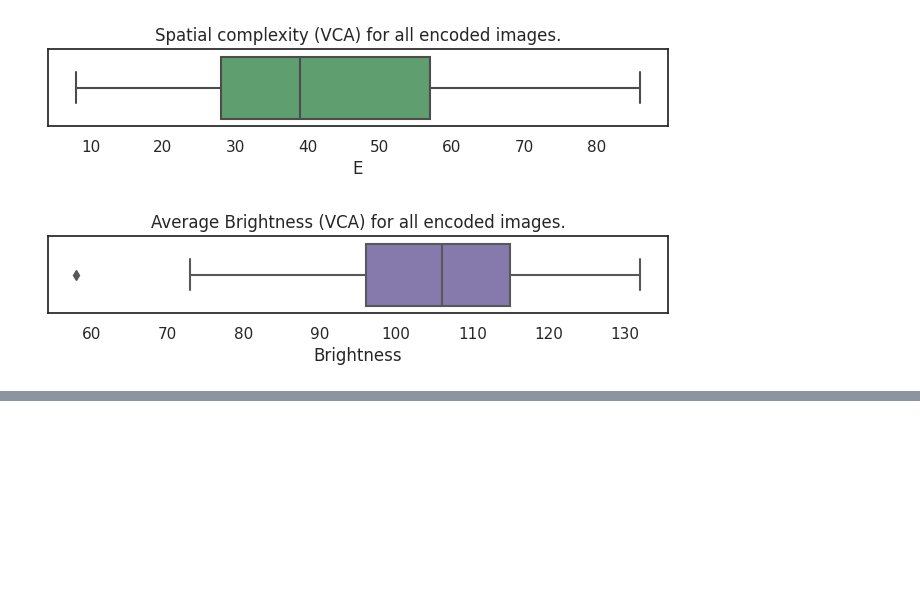
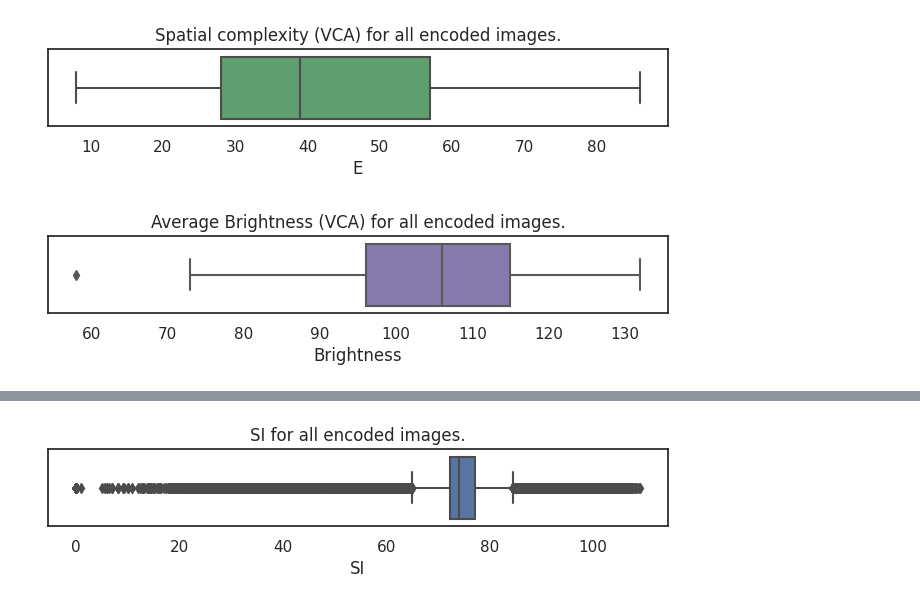
Before and after one commit to Telecommunication-Telemedia-Assessment/image_quality_test, a Jupyter notebook: images/vca_si_analysis.ipynb, the cells around one changed output, grey strips where cells are left out. Drawn from its saved outputs; the diff is of its cells as text; code cells hidden in the pictures; blank space fills up the shorter version.

```diff
--- a/images/vca_si_analysis.ipynb
+++ b/images/vca_si_analysis.ipynb
@@ -6,7 +6,7 @@ from IPython.display import display as d
 import pandas as pd
 import numpy as np
 import seaborn as sns
-sns.set(rc={'figure.figsize':(12,12)})
+sns.set(rc={'figure.figsize':(8,1)})
 sns.set_style("white")
 import glob
 import json
@@ -55,3 +55,6 @@ ax.set_xlabel("Brightness")
 save_fig(ax, "Average Brightness (VCA) for all encoded images.", "bright_encoded.pdf")
 # %% [output]
 [figure]
+# %%
+ds = pd.read_json("si_encoded.json.gz")
+d(ds)
@@ -57,0 +75,6 @@ save_fig(ax, "Average Brightness (VCA) for all encoded images.", "bright_encoded
+# %%
+ax = sns.boxplot(x="si", data=ds, color="b")
+ax.set_xlabel("SI")
+save_fig(ax, "SI for all encoded images.", "si_encoded.pdf")
+# %% [output]
+[figure, added]
```
Also changed, not shown: parts of 1 cell of this notebook, 3 other files.
